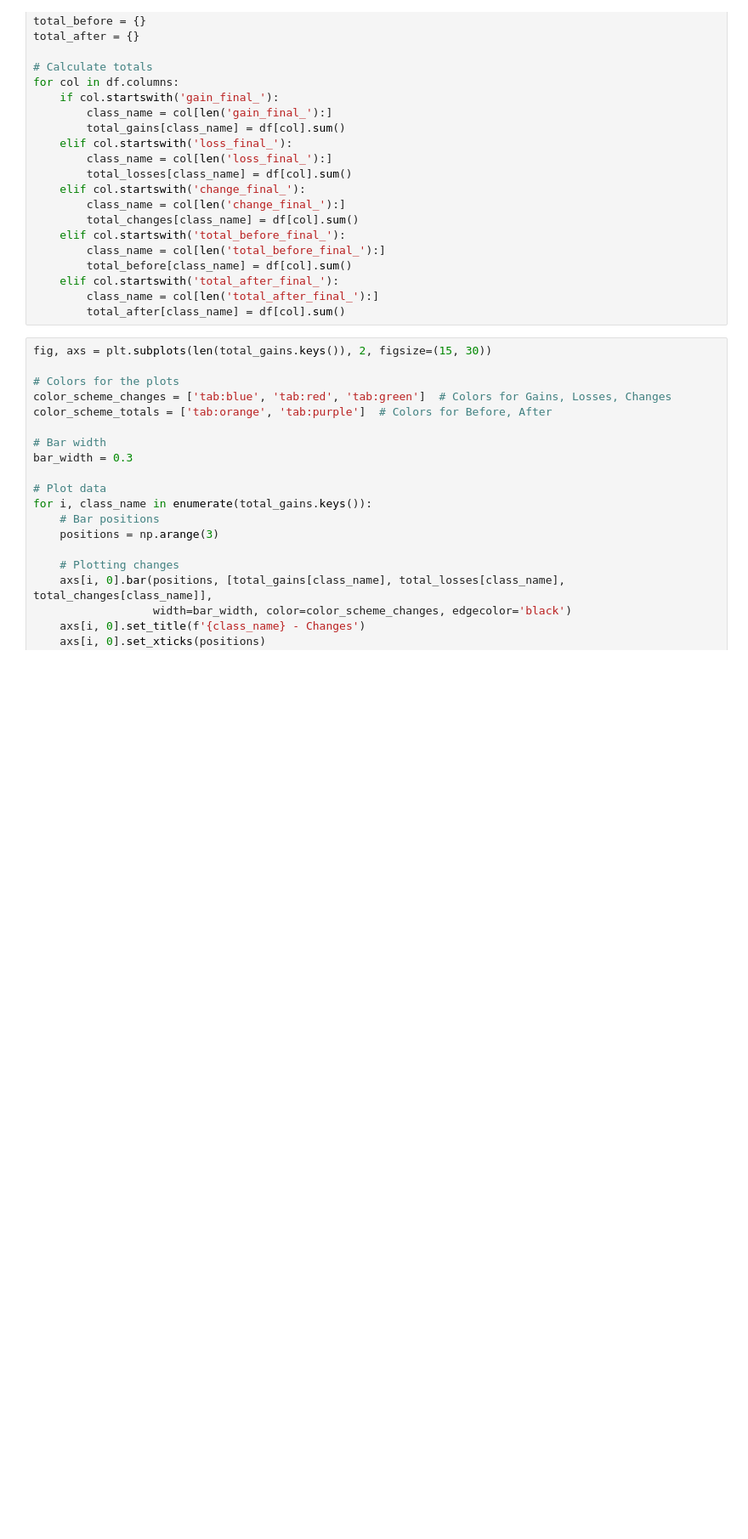
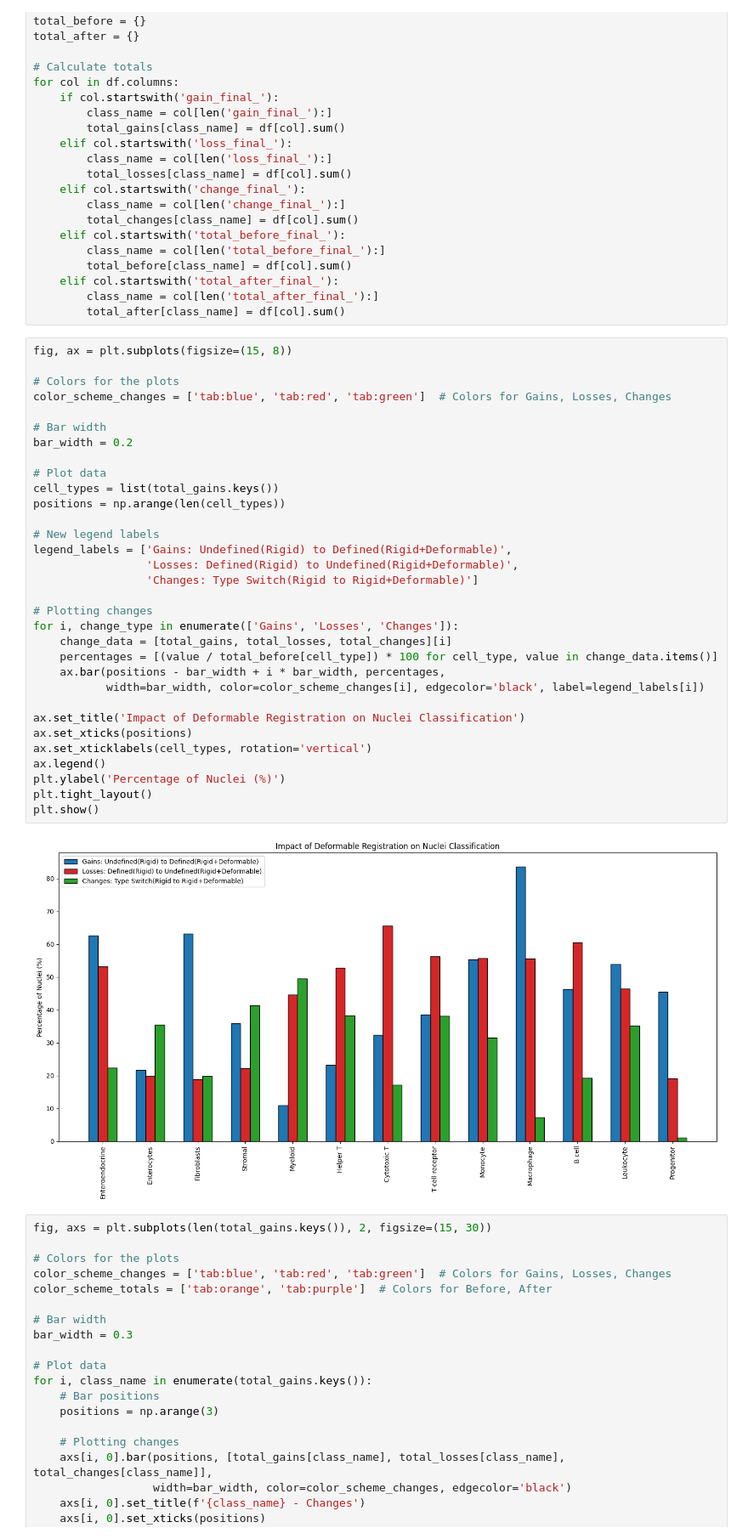
Before and after one commit to MASILab/DAPI_RegNet, a Jupyter notebook: cell_classification/quantitative_fig_2.ipynb, the cells around one changed output. Shown at 85% size. Drawn from its saved outputs; the diff is of its cells as text; blank space fills up the shorter version.

```diff
--- a/cell_classification/quantitative_fig_2.ipynb
+++ b/cell_classification/quantitative_fig_2.ipynb
@@ -41,6 +41,40 @@ for col in df.columns:
     elif col.startswith('total_after_final_'):
         class_name = col[len('total_after_final_'):]
         total_after[class_name] = df[col].sum()
+# %%
+fig, ax = plt.subplots(figsize=(15, 8))
+
+# Colors for the plots
+color_scheme_changes = ['tab:blue', 'tab:red', 'tab:green']  # Colors for Gains, Losses, Changes
+
+# Bar width
+bar_width = 0.2
+
+# Plot data
+cell_types = list(total_gains.keys())
+positions = np.arange(len(cell_types))
+
+# New legend labels
+legend_labels = ['Gains: Undefined(Rigid) to Defined(Rigid+Deformable)',
+                 'Losses: Defined(Rigid) to Undefined(Rigid+Deformable)',
+                 'Changes: Type Switch(Rigid to Rigid+Deformable)']
+
+# Plotting changes
+for i, change_type in enumerate(['Gains', 'Losses', 'Changes']):
+    change_data = [total_gains, total_losses, total_changes][i]
+    percentages = [(value / total_before[cell_type]) * 100 for cell_type, value in change_data.items()]
+    ax.bar(positions - bar_width + i * bar_width, percentages,
+           width=bar_width, color=color_scheme_changes[i], edgecolor='black', label=legend_labels[i])
+
+ax.set_title('Impact of Deformable Registration on Nuclei Classification')
+ax.set_xticks(positions)
+ax.set_xticklabels(cell_types, rotation='vertical')
+ax.legend()
+plt.ylabel('Percentage of Nuclei (%)')
+plt.tight_layout()
+plt.show()
+# %% [output]
+[figure, added]
 # %%
 fig, axs = plt.subplots(len(total_gains.keys()), 2, figsize=(15, 30))
 
```
Also changed, not shown: 14 other files.
